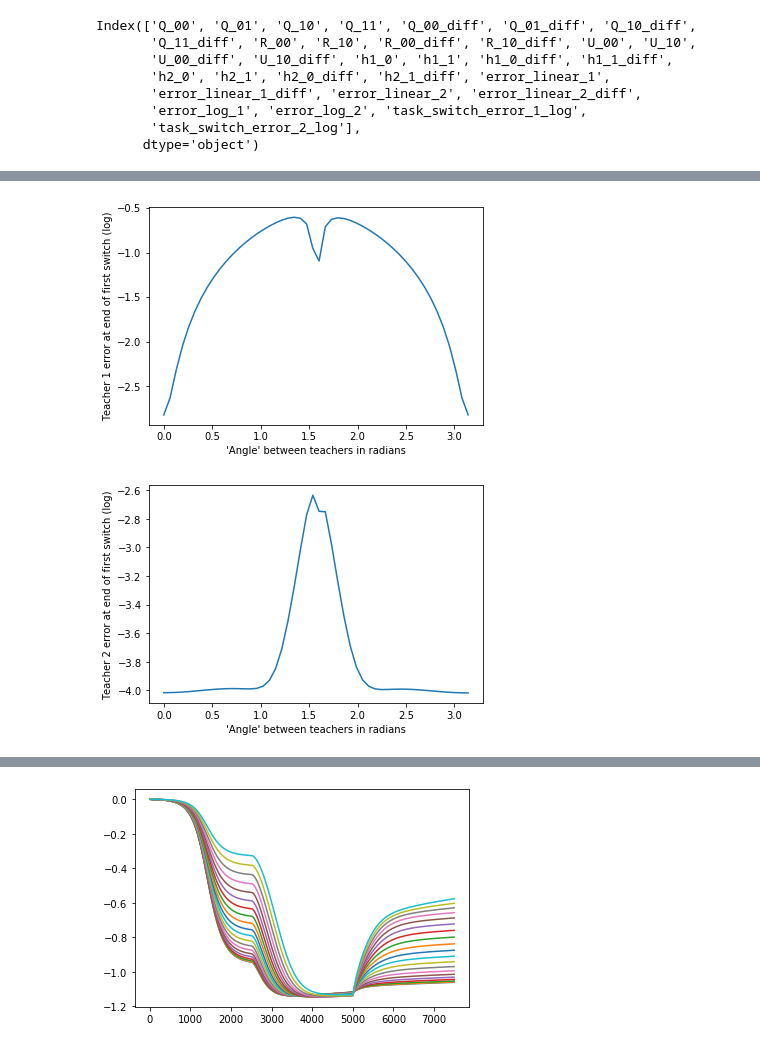
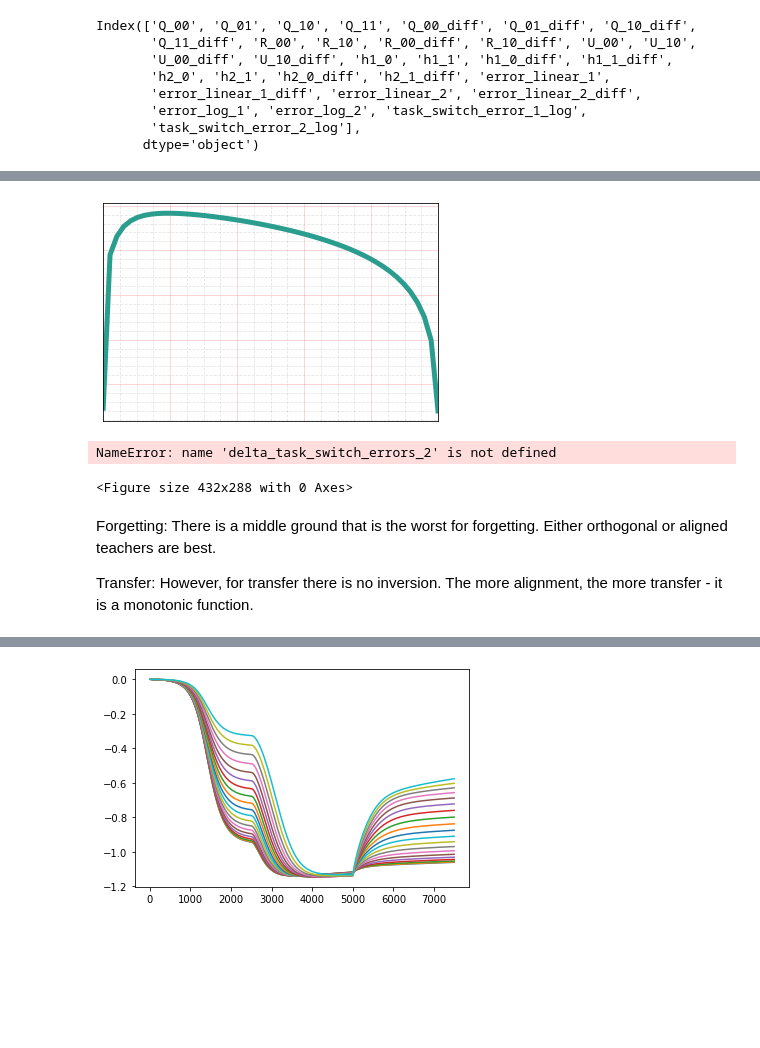
Before and after one commit to seblee97/student_teacher_catastrophic, a Jupyter notebook: notes/ci_vs_overlap.ipynb, the cells around one changed output, grey strips where cells are left out. Saved outputs shown, nothing was run; the diff lists cells and outputs as text; code cells hidden in the pictures; blank space fills up the shorter version.

```diff
--- a/notes/ci_vs_overlap.ipynb
+++ b/notes/ci_vs_overlap.ipynb
@@ -56 +157,58 @@ fig.savefig("Teacher 2 Error.pdf", dpi=100)
+# %%
+task_switch_errors_1 = [np.array(dfs[str(i)].task_switch_error_1_log.dropna())[0] for i in range(len(teacher_teacher_overlaps))]
+task_switch_errors_2 = [np.array(dfs[str(i)].task_switch_error_2_log.dropna())[0] for i in range(len(teacher_teacher_overlaps))]
+
+delta_task_switch_errors_1 = [np.array(dfs[str(i)].error_log_1.dropna())[-10000] - task_switch_errors_1[i] for i in range(len(teacher_teacher_overlaps))]
+# delta_task_switch_errors_2 = [np.array(dfs[str(i)].task_switch_error_2_log.dropna())[1] - np.array(dfs[str(i)].task_switch_error_2_log.dropna())[0] for i in range(len(teacher_teacher_overlaps))]
+# %%
+fig = plt.figure()
+plt.plot(teacher_teacher_overlaps, delta_task_switch_errors_1, linewidth=5, color="#2A9D8F")
+# plt.xlabel("Teacher-Teacher overlap")
+# plt.ylabel("Teacher 1 error delta at end of first switch (log)")
+plt.tick_params(
+            axis='both',         # changes apply to the x-axis
+            which='both',      # both major and minor ticks are affected
+            bottom=False,      # ticks along the bottom edge are off
+            top=False,         # ticks along the top edge are off
+            labelbottom=False, # labels along the bottom edge are off
+            left=False,
+            labelleft=False
+        )
+plt.xlim((0, 1))
+# plt.ylim((0, 0.28))
+plt.minorticks_on()
+plt.grid(b=True, which='major', color='r', linestyle='-', alpha=0.2)
+plt.grid(b=True, which='minor', color='gray', linestyle='--', alpha=0.2)
+fig.show()
+fig.savefig("delta_error_1.pdf", dpi=100, bbox_inches='tight', pad_inches=0)
+# %% [output]
+[figure, added]
+# %%
+fig = plt.figure()
+plt.plot(teacher_teacher_overlaps, -np.array(delta_task_switch_errors_2), linewidth=5, color="#E9C46A")
+# plt.xlabel("'Angle' between teachers in radians")
+# plt.ylabel("Teacher 2 error at end of first switch (log)")
+plt.tick_params(
+            axis='both',         # changes apply to the x-axis
+            which='both',      # both major and minor ticks are affected
+            bottom=False,      # ticks along the bottom edge are off
+            top=False,         # ticks along the top edge are off
+            labelbottom=False, # labels along the bottom edge are off
+            left=False,
+            labelleft=False
+        )
+plt.xlim((0, 1))
+plt.ylim((0.156, 0.167))
+plt.minorticks_on()
+plt.grid(b=True, which='major', color='r', linestyle='-', alpha=0.2)
+plt.grid(b=True, which='minor', color='gray', linestyle='--', alpha=0.2)
+fig.show()
+fig.savefig("delta_error_2.pdf", dpi=100, bbox_inches='tight', pad_inches=0)
+# %% [output]
+NameError: name 'delta_task_switch_errors_2' is not defined
+<Figure size 432x288 with 0 Axes>
+# %% [markdown]
+Forgetting: There is a middle ground that is the worst for forgetting. Either orthogonal or aligned teachers are best.
+
+Transfer: However, for transfer there is no inversion. The more alignment, the more transfer - it is a monotonic function.
 # %%
@@ -59,18 +216,0 @@ task_switch_errors_2 = [np.array(dfs[str(i)].task_switch_error_2_log.dropna())[1
-# %%
-fig = plt.figure()
-plt.plot(teacher_teacher_overlaps, np.log10(task_switch_errors_1))
-plt.xlabel("'Angle' between teachers in radians")
-plt.ylabel("Teacher 1 error at end of first switch (log)")
-fig.show()
-fig.savefig("Error end of first switch.pdf")
-# %% [output]
-[figure, removed]
-# %%
-fig = plt.figure()
-plt.plot(teacher_teacher_overlaps, np.log10(task_switch_errors_2))
-plt.xlabel("'Angle' between teachers in radians")
-plt.ylabel("Teacher 2 error at end of first switch (log)")
-fig.show()
-fig.savefig("Error end of second switch.pdf")
-# %% [output]
-[figure, removed]
```
Also changed, not shown: parts of 20 cells of this notebook.
